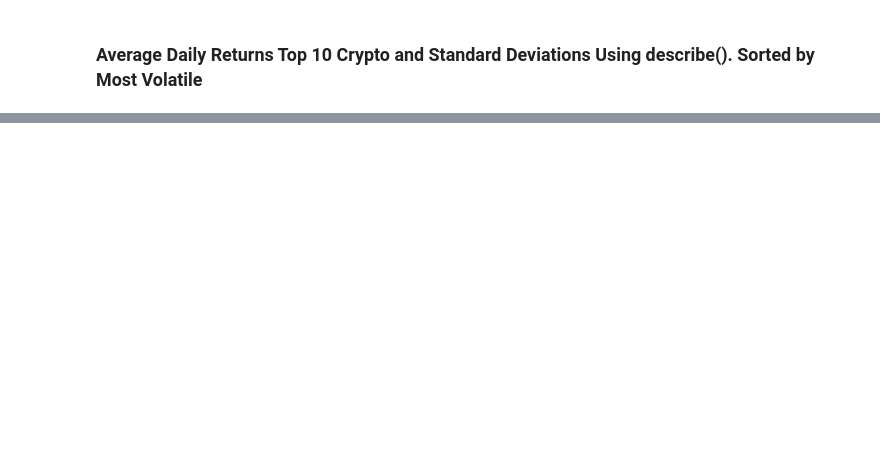
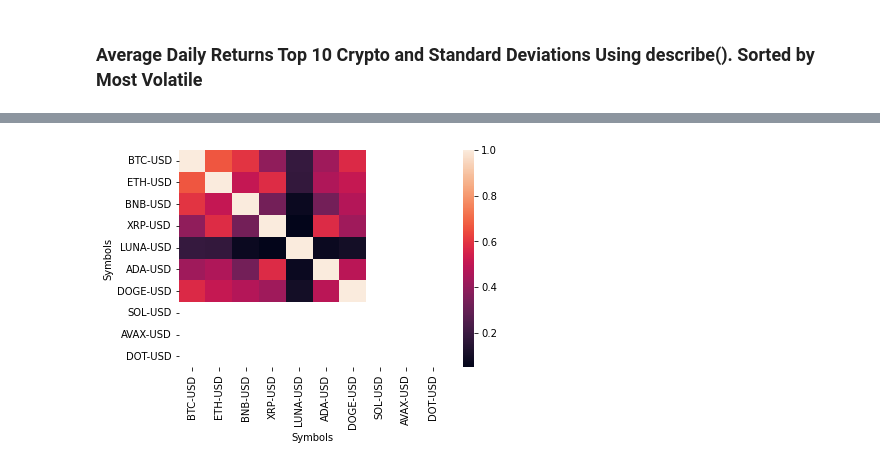
Before and after one commit to doble196/CRYVESTO, a Jupyter notebook: cryvesto_api.ipynb, the cells around one changed output, grey strips where cells are left out. Saved outputs shown, nothing was run; the diff lists cells and outputs as text; code cells hidden in the pictures; blank space fills up the shorter version.

Commit message:
cryvesto_api update up to heatmaps 2-1

```diff
--- a/cryvesto.ipynb
+++ b/cryvesto_api.ipynb
@@ -223,0 +395,3 @@ cumulative_crypto_returns.hvplot(
+# %%
+corr_2016_2019 = daily_returns_2016_2019.corr()
+corr_2016_2019
@@ -223,0 +411,5 @@ cumulative_crypto_returns.hvplot(
+# %%
+hm_corr_2016_2019 = sn.heatmap(data = corr_2016_2019)
+plt.show()
+# %% [output]
+[figure, added]
```
Also changed, not shown: parts of 35 cells of this notebook.
